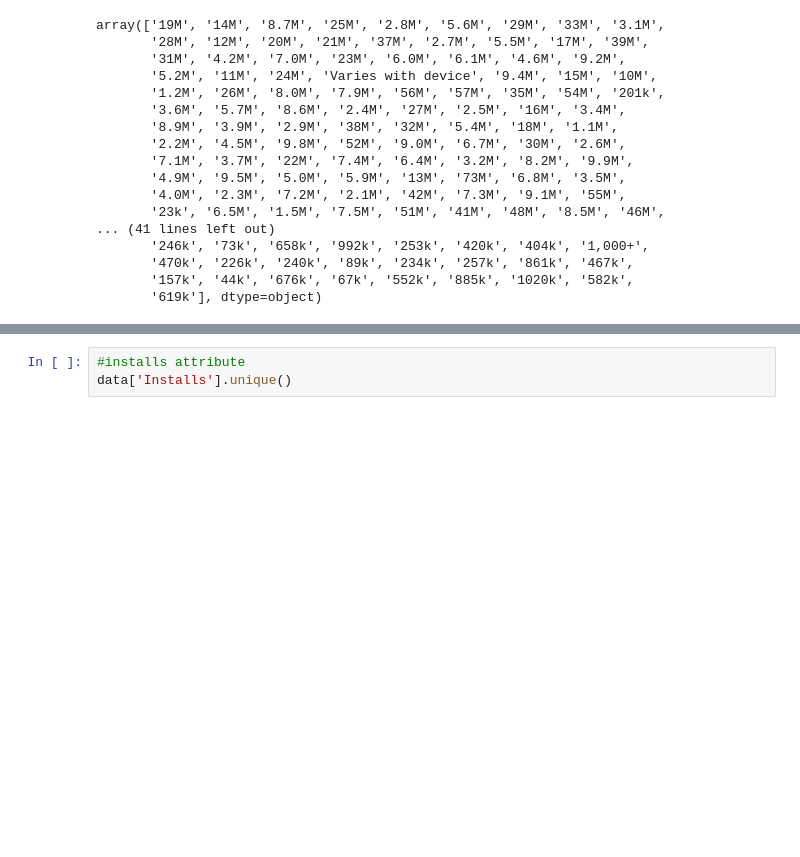
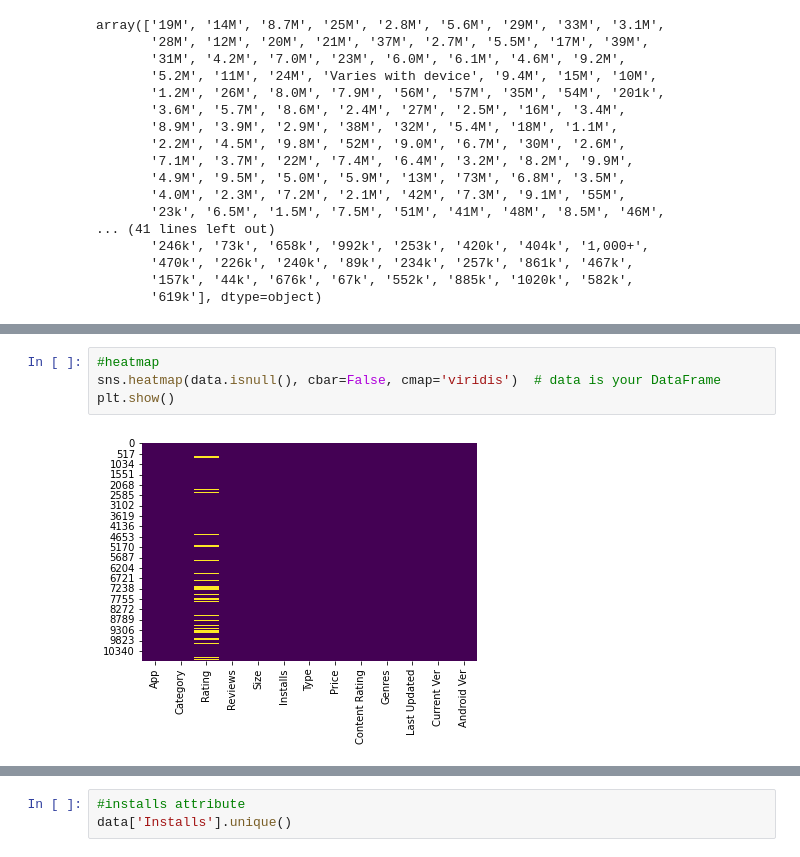
Before and after one commit to ayaatef11/Data-Preprocessing, a Jupyter notebook: solution.ipynb, the cells around one changed output, grey strips where cells are left out. Cells and saved outputs as stored; diff of their text form; blank space fills up the shorter version.

```diff
--- a/solution.ipynb
+++ b/solution.ipynb
@@ -205,0 +277,6 @@ memory usage: 1.1+ MB
+# %%
+#heatmap
+sns.heatmap(data.isnull(), cbar=False, cmap='viridis')  # data is your DataFrame
+plt.show()
+# %% [output]
+[figure, added]
```
Also changed, not shown: parts of 31 cells of this notebook.
